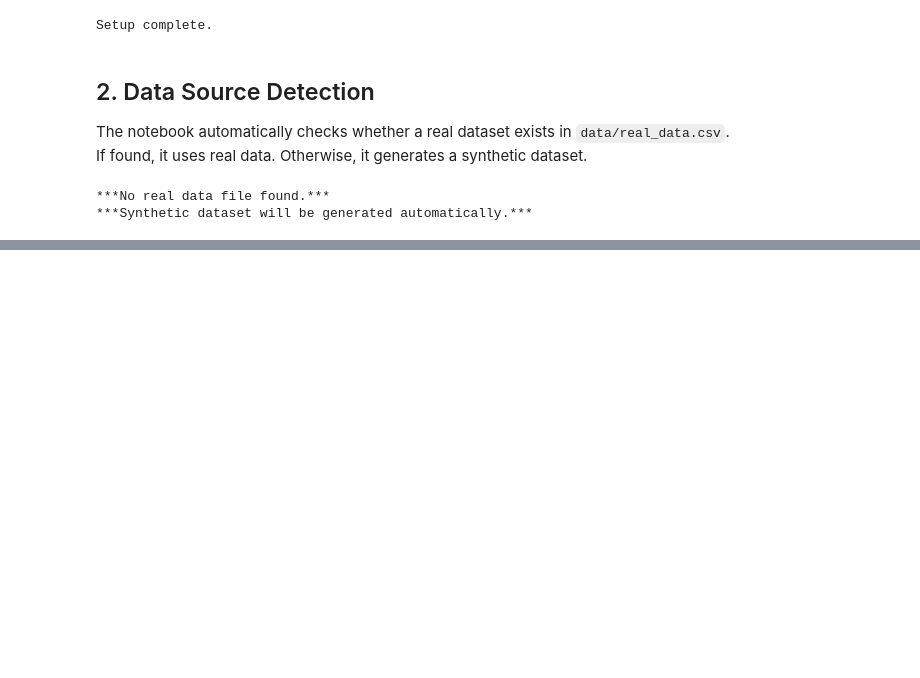
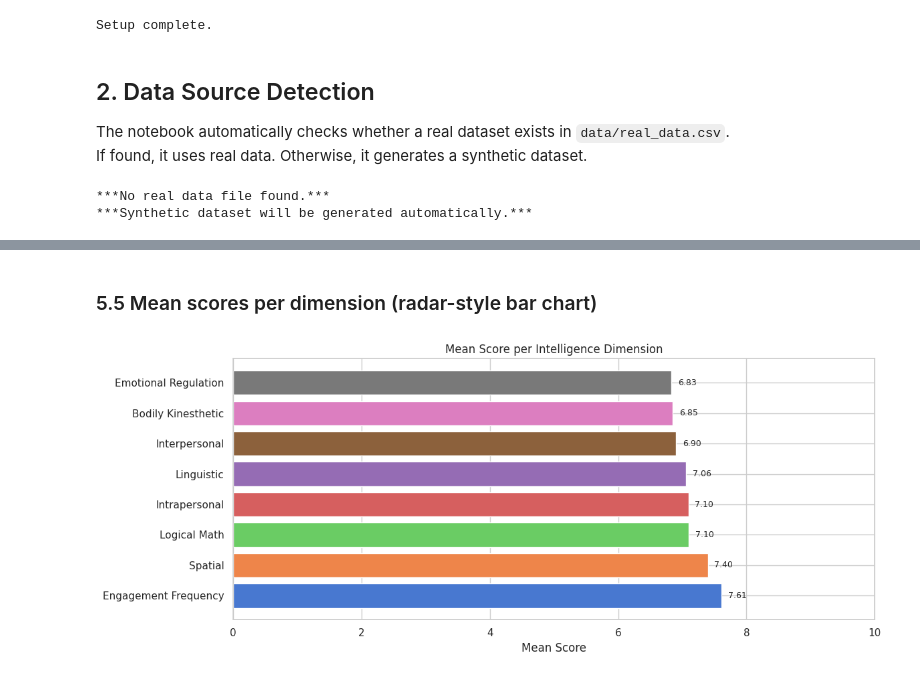
Before and after one commit to viniwenz/learning-profile-analysis, a Jupyter notebook: notebooks/01_exploratory_analysis.ipynb, the cells around one changed output, grey strips where cells are left out. Cells and saved outputs as stored; diff of their text form; code cells hidden in the pictures; blank space fills up the shorter version.

```diff
--- a/notebooks/01_exploratory_analysis.ipynb
+++ b/notebooks/01_exploratory_analysis.ipynb
@@ -156,0 +286,19 @@ NameError: name 'TRUE' is not defined
+# %% [markdown]
+### 5.5 Mean scores per dimension (radar-style bar chart)
+# %%
+means = df[score_columns].mean().sort_values(ascending=False)
+labels = [c.replace("_score", "").replace("_", " ").title() for c in means.index]
+
+plt.figure(figsize=(12, 5))
+bars = plt.barh(labels, means.values, color=sns.color_palette("muted", len(means)))
+plt.xlim(0, 10)
+plt.xlabel("Mean Score")
+plt.title("Mean Score per Intelligence Dimension")
+for bar, val in zip(bars, means.values):
+    plt.text(val + 0.1, bar.get_y() + bar.get_height()/2,
+             f"{val:.2f}", va='center', fontsize=9)
+plt.tight_layout()
+plt.savefig("../data/eda_means.png", dpi=150, bbox_inches='tight')
+plt.show()
+# %% [output]
+[figure, added]
```
Also changed, not shown: parts of 14 cells of this notebook, 4 other files.
